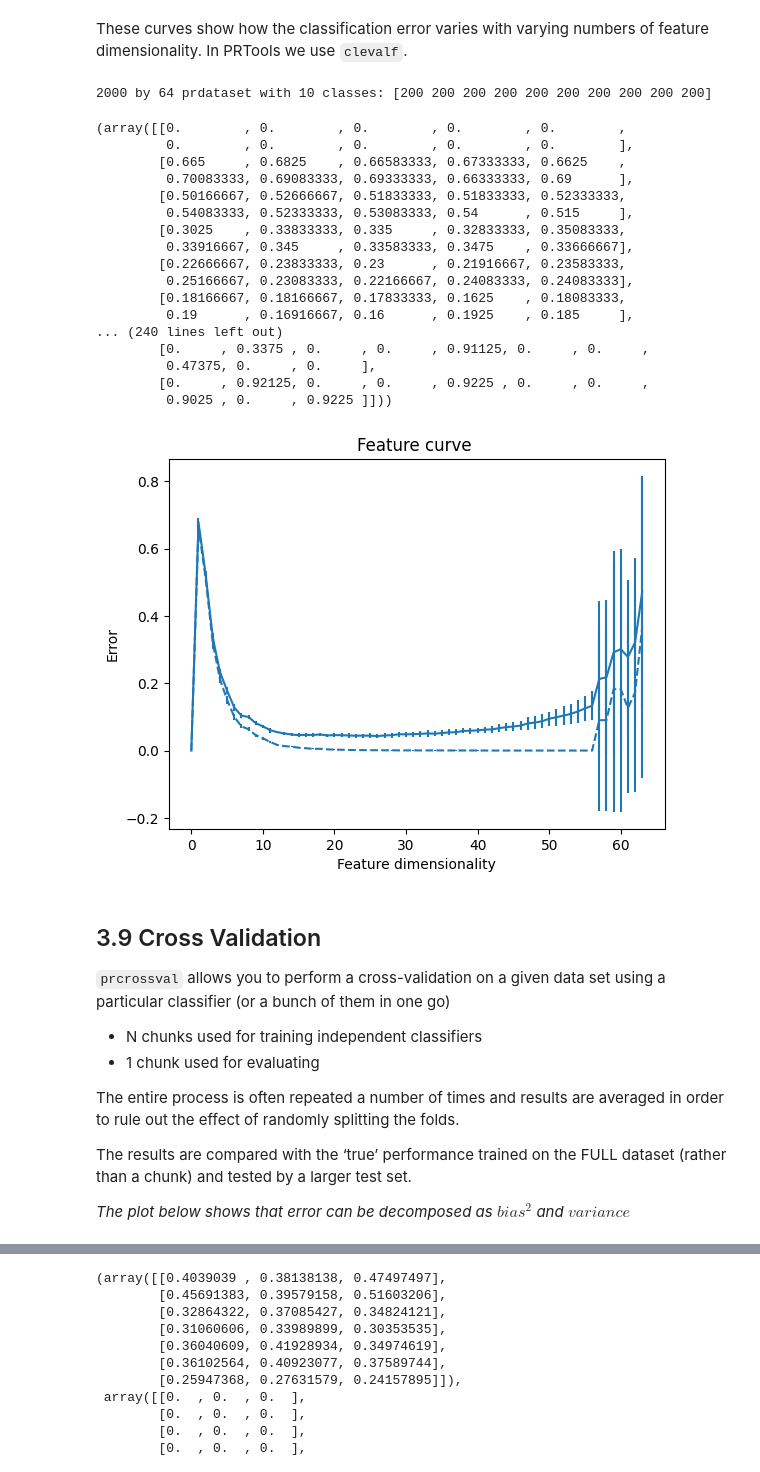
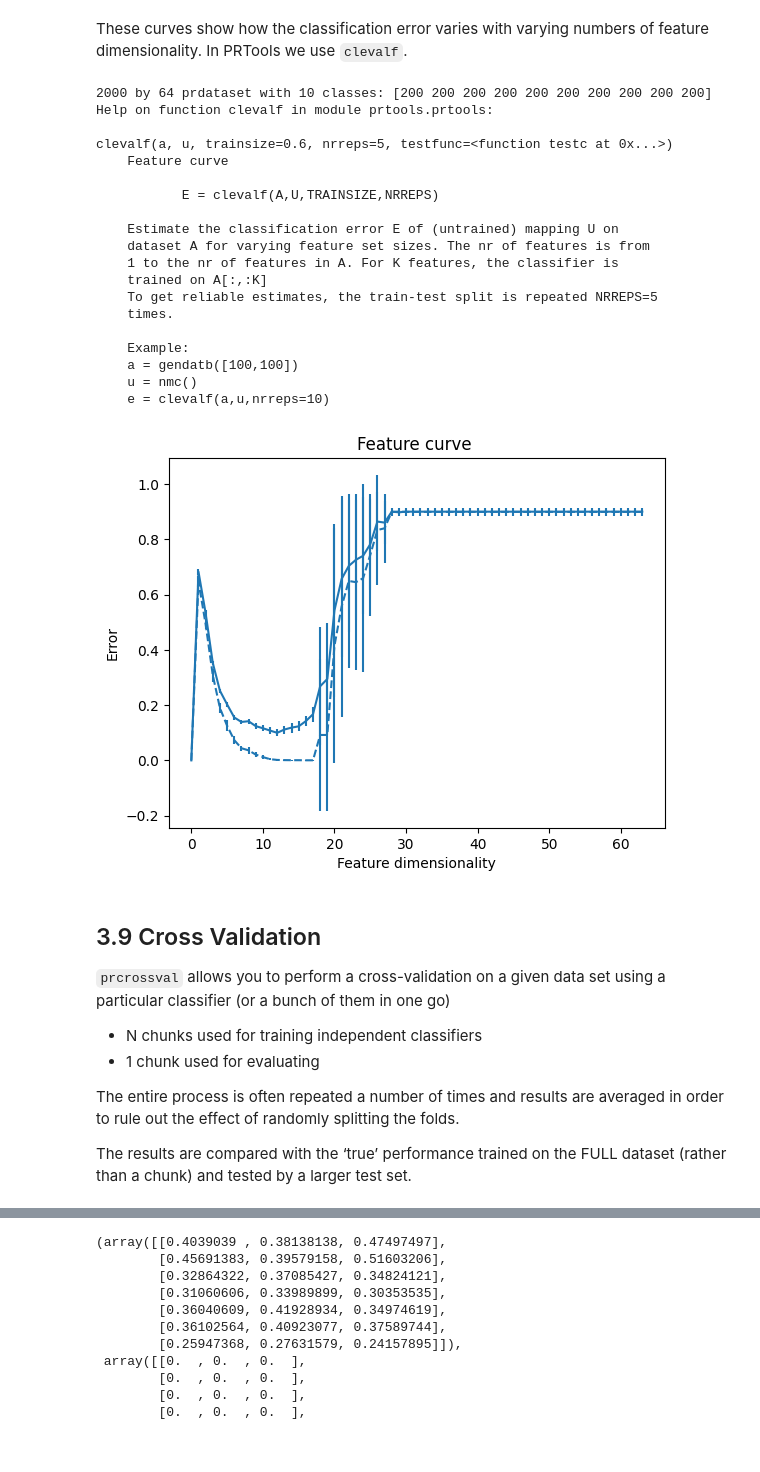
Before and after one commit to nadinekuo/MachineLearning1-Labs, a Jupyter notebook: 3-Losses-Regularization-Evaluation/evaluation.ipynb, the cells around one changed output, grey strips where cells are left out. Saved outputs shown, nothing was run; the diff lists cells and outputs as text; code cells hidden in the pictures.

```diff
--- a/3-Losses-Regularization-Evaluation/evaluation.ipynb
+++ b/3-Losses-Regularization-Evaluation/evaluation.ipynb
@@ -203,36 +202,37 @@ These curves show how the classification error varies with varying numbers of fe
 In PRTools we use `clevalf`.
 # %%
 # Load the dataset mfeat_kar and make feature curve for feature sizes 4, 8, 16, 32, 64
-ds = pr.read_mat('mfeat_kar')
+ds = pr.read_mat('mfeat_kar')   # Has 10 classes of 200 samples each = 2000 samples in total
 print(ds)
 
 # Using 50% of the data for training based on QDA
 feature_dims = [4, 8, 16, 32, 64]
-pr.clevalf(ds, pr.qdc(), trainsize=800, nrreps=10)
-# help(pr.clevalf)
+pr.clevalf(ds, pr.qdc(), trainsize=300, nrreps=10)
+help(pr.clevalf)
 
 # NOTE: when you don't change the training set, nothing will change in the learning curve
 # NOTE: when only using 40% of the data, you tend to see overfitting
 # %% [output]
 2000 by 64 prdataset with 10 classes: [200 200 200 200 200 200 200 200 200 200]
+Help on function clevalf in module prtools.prtools:
+
+clevalf(a, u, trainsize=0.6, nrreps=5, testfunc=<function testc at 0x...>)
+    Feature curve
+
+           E = clevalf(A,U,TRAINSIZE,NRREPS)
+
+    Estimate the classification error E of (untrained) mapping U on
+    dataset A for varying feature set sizes. The nr of features is from
+    1 to the nr of features in A. For K features, the classifier is
+    trained on A[:,:K]
+    To get reliable estimates, the train-test split is repeated NRREPS=5
+    times.
+
+    Example:
+    a = gendatb([100,100])
+    u = nmc()
+    e = clevalf(a,u,nrreps=10)
-(array([[0.        , 0.        , 0.        , 0.        , 0.        ,
-         0.        , 0.        , 0.        , 0.        , 0.        ],
-        [0.665     , 0.6825    , 0.66583333, 0.67333333, 0.6625    ,
-         0.70083333, 0.69083333, 0.69333333, 0.66333333, 0.69      ],
-        [0.50166667, 0.52666667, 0.51833333, 0.51833333, 0.52333333,
-         0.54083333, 0.52333333, 0.53083333, 0.54      , 0.515     ],
-        [0.3025    , 0.33833333, 0.335     , 0.32833333, 0.35083333,
-         0.33916667, 0.345     , 0.33583333, 0.3475    , 0.33666667],
-        [0.22666667, 0.23833333, 0.23      , 0.21916667, 0.23583333,
-         0.25166667, 0.23083333, 0.22166667, 0.24083333, 0.24083333],
-        [0.18166667, 0.18166667, 0.17833333, 0.1625    , 0.18083333,
-         0.19      , 0.16916667, 0.16      , 0.1925    , 0.185     ],
-... (240 lines left out)
-        [0.     , 0.3375 , 0.     , 0.     , 0.91125, 0.     , 0.     ,
-         0.47375, 0.     , 0.     ],
-        [0.     , 0.92125, 0.     , 0.     , 0.9225 , 0.     , 0.     ,
-         0.9025 , 0.     , 0.9225 ]]))
-[figure, old version]
+[figure, new version]
 # %% [markdown]
 ## 3.9 Cross Validation
 
@@ -244,8 +244,6 @@ pr.clevalf(ds, pr.qdc(), trainsize=800, nrreps=10)
 The entire process is often repeated a number of times and results are averaged in order to rule out the effect of randomly splitting the folds.
 
 The results are compared with the ‘true’ performance trained on the FULL dataset (rather than a chunk) and tested by a larger test set.
-
-*The plot below shows that error can be decomposed as $bias^2$ and $variance$*
 # %%
 # Using N-fold cross validation, make plots for the error rates for kNN and 1NN over different values of N
 # Also calculate the standard deviation of the error rates (avg the errors for all folds, then take std by comparing to true error)
```
Also changed, not shown: parts of 7 cells of this notebook, 3 other files.
